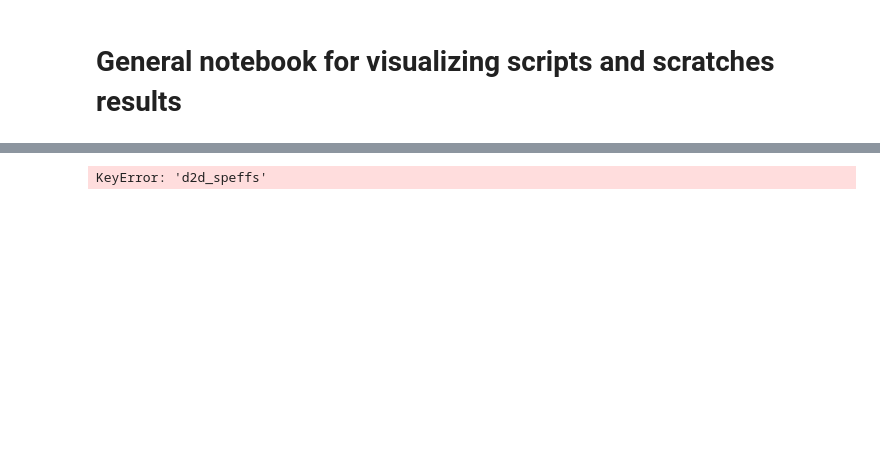
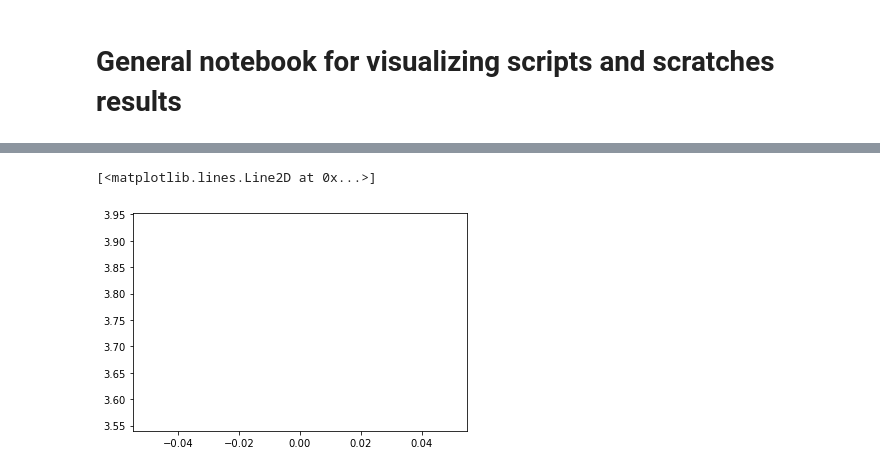
Before and after one commit to lbaiao/sys-simulator-2, a Jupyter notebook: notebooks/nb1.ipynb, the cells around one changed output, grey strips where cells are left out. Drawn from its saved outputs; the diff is of its cells as text; code cells hidden in the pictures; blank space fills up the shorter version.

```diff
--- a/notebooks/nb1.ipynb
+++ b/notebooks/nb1.ipynb
@@ -55,8 +59,9 @@ KeyError: 'mue_speffs'
 # %%
-d2d_speffs = data['d2d_speffs'][4]
+d2d_speffs = data['d2d_speffs'][N_AGENTS]
 plt.plot(d2d_speffs)
 # %% [output]
-KeyError: 'd2d_speffs'
+[<matplotlib.lines.Line2D at 0x...>]
+[figure, added]
 # %%
 actions = data['chosen_actions']
 plt.hist(actions)
```
Also changed, not shown: parts of 12 cells of this notebook, 2 other files.
